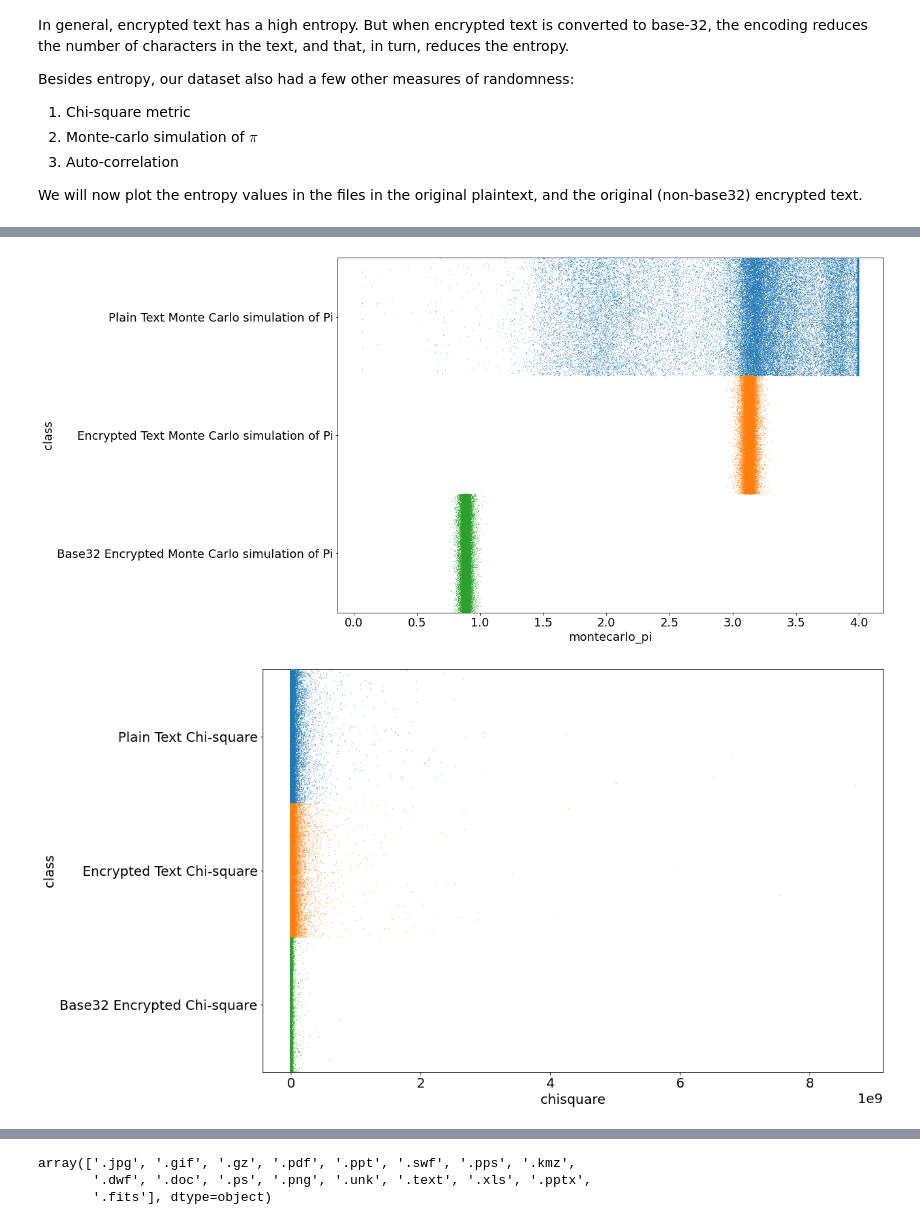
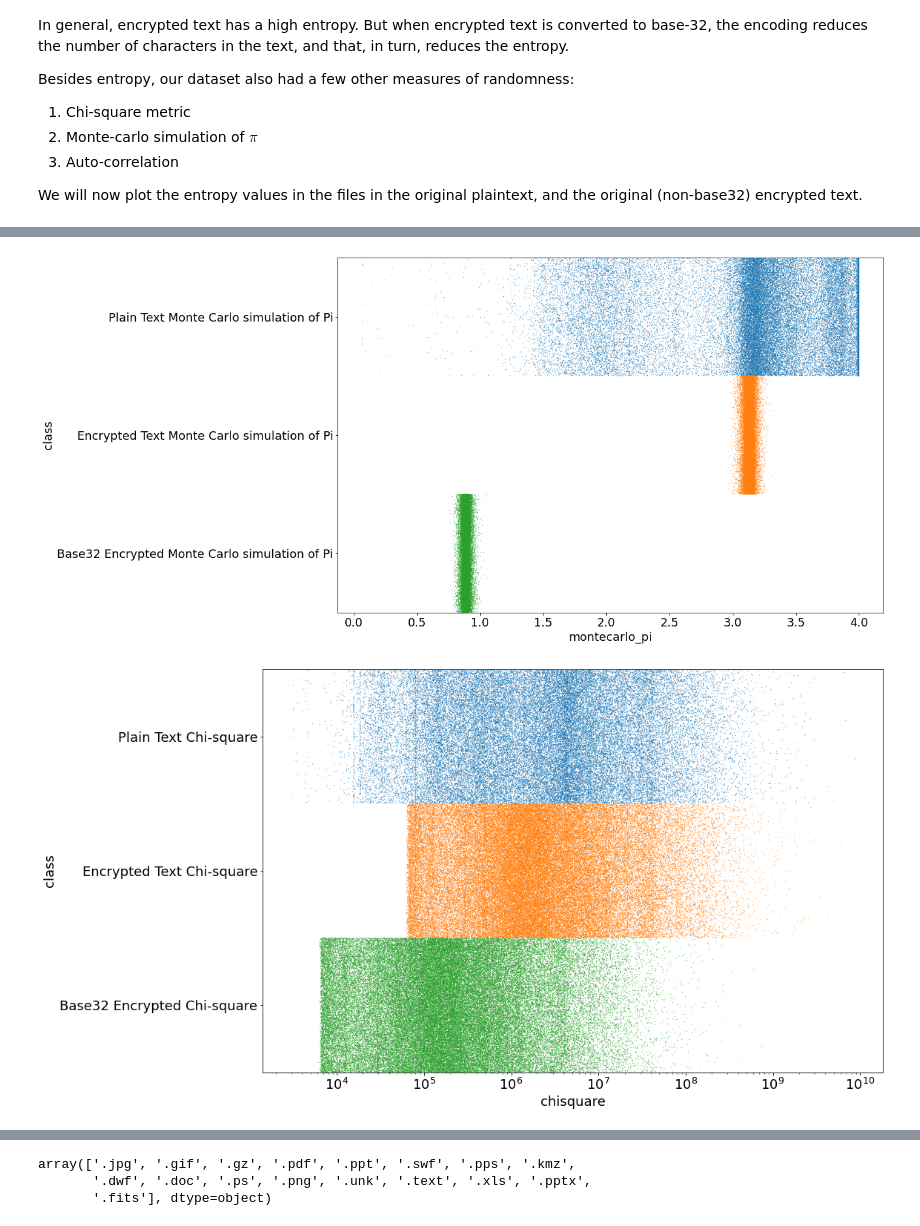
Before and after one commit to bhattacharjee/silver-garbanzo, a Jupyter notebook: ransomware_detection_adversarial_attack.ipynb, the cells around one changed output, grey strips where cells are left out. Drawn from its saved outputs; the diff is of its cells as text; code cells hidden in the pictures.

```diff
--- a/ransomware_detection_adversarial_attack.ipynb
+++ b/ransomware_detection_adversarial_attack.ipynb
@@ -288,34 +288,38 @@ df_encrypted["encrypted"] = 1
 df_encrypted[df_encrypted["extension"] != ".webp"]
 
 df_encrypted_base32 = pd.read_csv('expanded.pyencrypted_v1.b32.csv.gz')
 df_encrypted_base32["encrypted"] = 1
 df_encrypted_base32[df_encrypted_base32["extension"] != ".webp"]
 
 plt.rcParams['figure.figsize'] = (15, 10)
 plt.rcParams.update({'font.size': 18})
 def plot_strip_plot(column, columnstr):
     plaintext_entropy = df_plaintext[[column]]
     plaintext_entropy["class"] = f"Plain Text {columnstr}"
     encrypted_entropy = df_encrypted[[column]]
     encrypted_entropy["class"] = f"Encrypted Text {columnstr}"
     encrypted_base32_entropy = df_encrypted_base32[[column]]
     encrypted_base32_entropy["class"] = f"Base32 Encrypted {columnstr}"
+    if("chisquare" == column):
+        plt.xscale('log')
+    #elif ("autocorrelation" == column):
+    #    plt.xscale('symlog')
 
     df = pd.concat([plaintext_entropy, encrypted_entropy, encrypted_base32_entropy])
     sns.stripplot(data=df, y="class", x=column, jitter=0.5, size=1.0)
     plt.show()
 
 plot_strip_plot("shannon_entropy", "Shannon Entropy")
 print()
 plot_strip_plot("montecarlo_pi", "Monte Carlo simulation of Pi")
 print()
 plot_strip_plot("chisquare", "Chi-square")
 print()
 plot_strip_plot("autocorrelation", "Auto-correlation")
 # %% [output]
 [figure]
 [figure]
-[figure, old version]
+[figure, new version]
 [figure]
 # %%
 df_plaintext[(df_plaintext["montecarlo_pi"] < 3.2) & (df_plaintext["montecarlo_pi"] > 3.1) & (df_plaintext["shannon_entropy"] > 7.9)]["extension"].unique()
```
